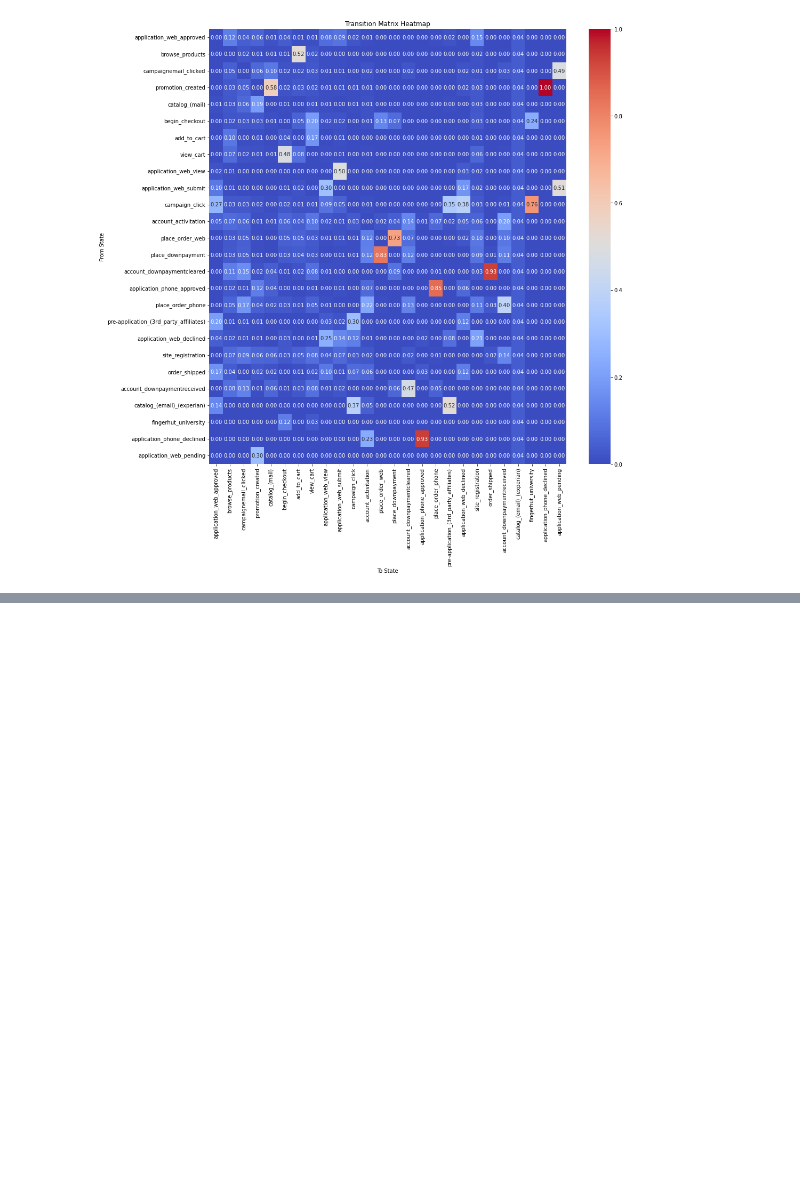
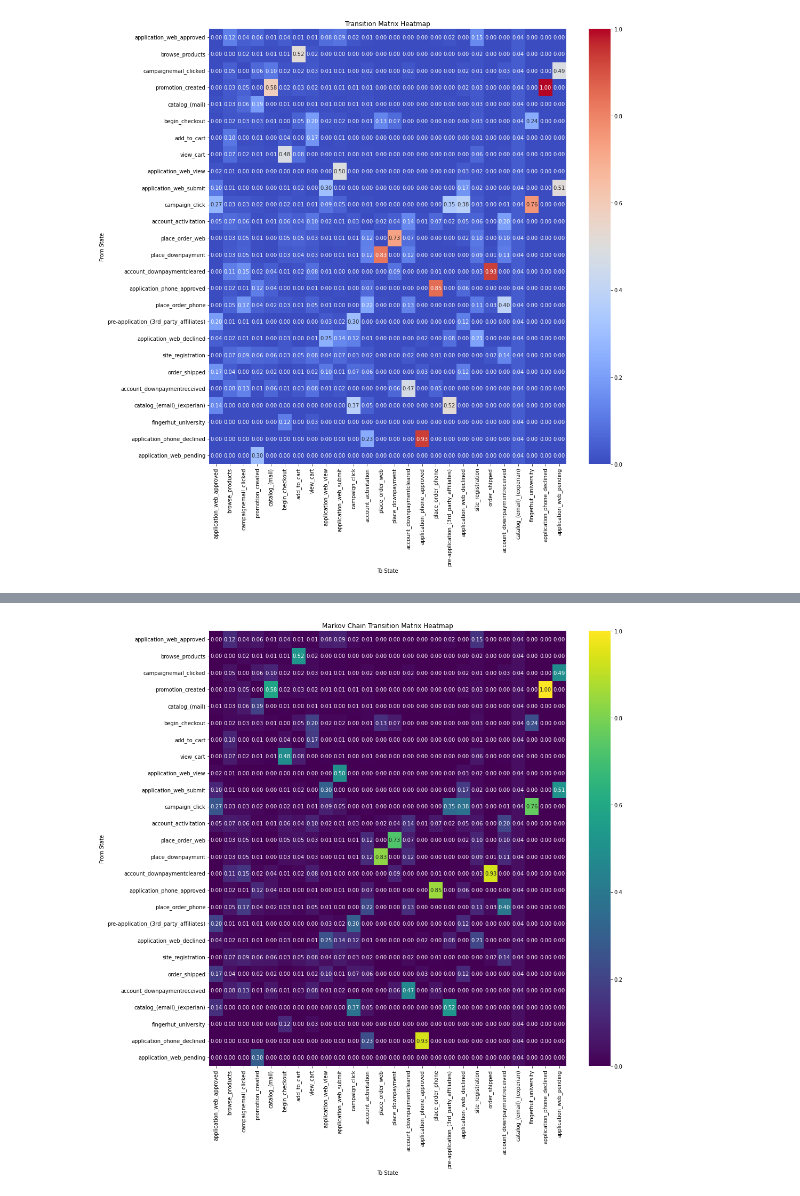
Before and after one commit to cjunwon/STATSM148-Fingerhut-Consulting, a Jupyter notebook: ronan_code/TransitionEra.ipynb, the cells around one changed output, grey strips where cells are left out. Saved outputs shown, nothing was run; the diff lists cells and outputs as text; code cells hidden in the pictures; blank space fills up the shorter version.

Commit message:
I think I may have chained

```diff
--- a/ronan_code/TransitionEra.ipynb
+++ b/ronan_code/TransitionEra.ipynb
@@ -360,0 +492,7 @@ plt.show()
+# %%
+adj_matrix = nx.to_numpy_matrix(G, weight='weight')
+nodes = list(G.nodes())
+please = pd.DataFrame(adj_matrix, index=nodes, columns=nodes)
+# %%
+please = please.div(please.sum(axis=0), axis=1)
+please.head()
@@ -360,0 +507,9 @@ plt.show()
+# %%
+plt.figure(figsize=(15, 15))  # You might need to adjust the size depending on the number of states
+sns.heatmap(please, annot=True, cmap='viridis', fmt=".2f")
+plt.title('Markov Chain Transition Matrix Heatmap')
+plt.xlabel('To State')
+plt.ylabel('From State')
+plt.show()
+# %% [output]
+[figure, added]
```
Also changed, not shown: parts of 54 cells of this notebook, 1 other file.
